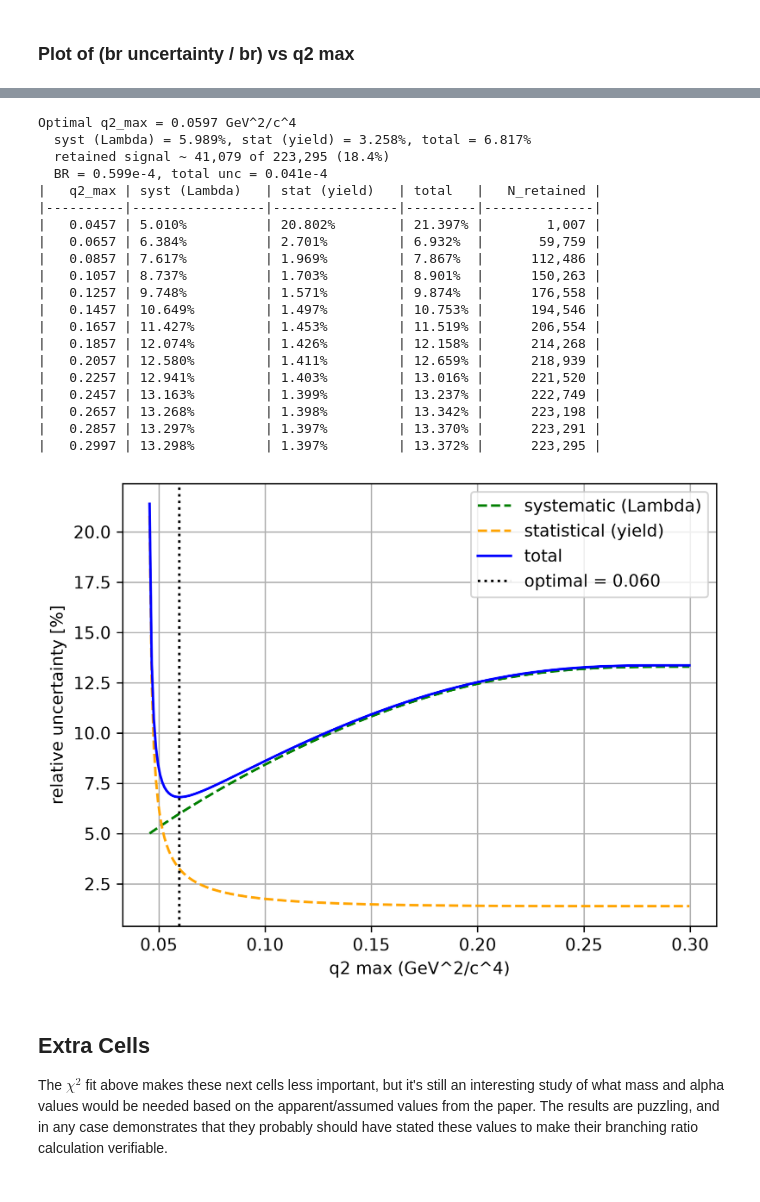
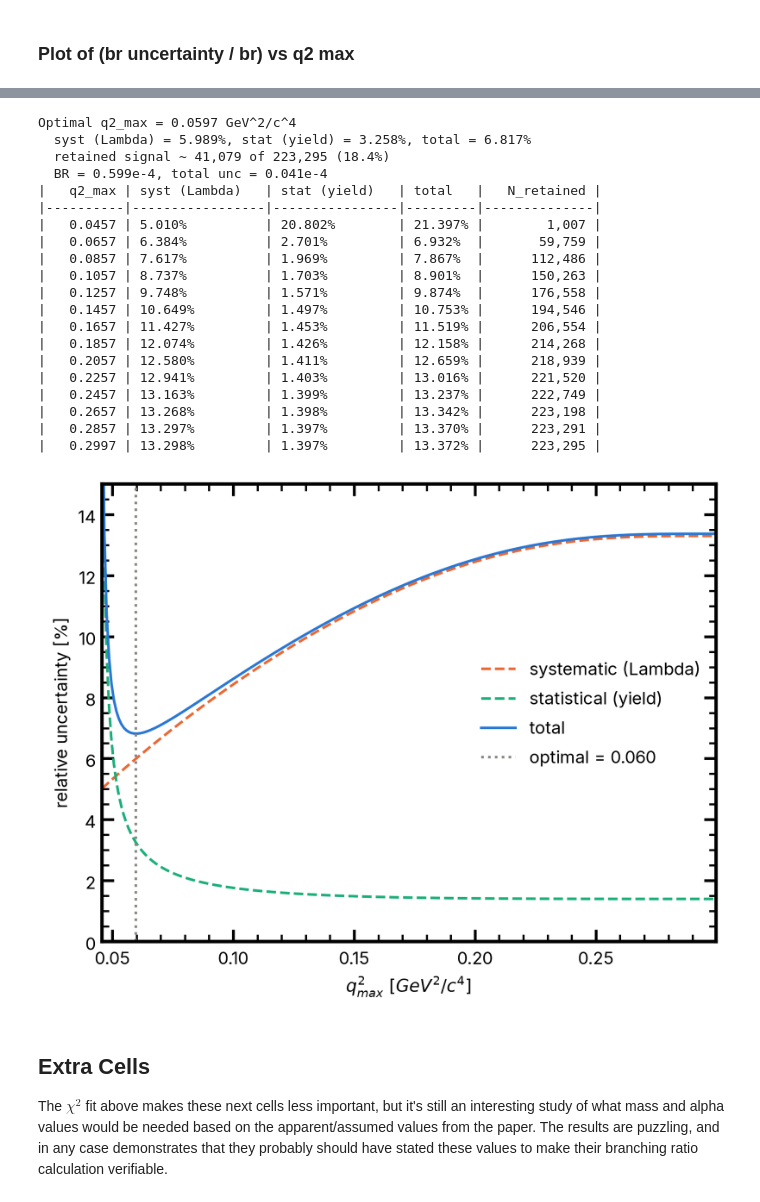
Before and after one commit to michael24peters/form-factor, a Jupyter notebook: eta-form-factor-1980.ipynb, the cells around one changed output, grey strips where cells are left out. Saved outputs shown, nothing was run; the diff lists cells and outputs as text; code cells hidden in the pictures.

```diff
--- a/eta-form-factor-1980.ipynb
+++ b/eta-form-factor-1980.ipynb
@@ -14,8 +14,8 @@ import matplotlib.pyplot as plt
 from tabulate import tabulate
 import math
 
-plt.rcParams['figure.dpi'] = 300
-plt.rcParams['savefig.dpi'] = 300
+from plot_style import COLORS, style_axes, apply_font
+apply_font()
 
 # Alternate constants (from pdg)
 ALPHA = 1. / 137. # m_Z mass scale
@@ -592,42 +602,46 @@ print(f"  BR = {best_br*1e4:.3f}e-4, total unc = {best_total*best_br*1e4:.3f}e-4
 rows = list(values[::20])
 if not np.array_equal(rows[-1], values[-1]):
     rows.append(values[-1])
 table = [[f"{q2:.4f}", f"{s:.3%}", f"{st:.3%}", f"{t:.3%}", f"{n:,.0f}"] for q2, s, st, t, br, dbr, n in rows]
 print(tabulate(table, headers=['q2_max', 'syst (Lambda)', 'stat (yield)', 'total', 'N_retained'], tablefmt="github"))
 
 # Plot: systematic, statistical, and total relative uncertainty vs q2_max.
-plt.plot(values[:, 0], values[:, 1] * 100, '--', color='green', label='systematic (Lambda)')
-plt.plot(values[:, 0], values[:, 2] * 100, '--', color='orange', label='statistical (yield)')
-plt.plot(values[:, 0], values[:, 3] * 100, '-', color='blue', label='total')
-plt.axvline(best_q2max, color='black', linestyle=':', label=f'optimal = {best_q2max:.3f}')
-plt.xlabel('q2 max (GeV^2/c^4)')
+# Note: y-axis ceiling is higher than 2016's (0-4) and 2025's (0-10) since
+# 1980's larger relative ΔΛ pushes the plateau up to ~13%.
+plt.plot(values[:, 0], values[:, 1] * 100, '--', color=COLORS['tertiary'], label='systematic (Lambda)')
+plt.plot(values[:, 0], values[:, 2] * 100, '--', color=COLORS['secondary'], label='statistical (yield)')
+plt.plot(values[:, 0], values[:, 3] * 100, '-', color=COLORS['primary'], label='total')
+plt.axvline(best_q2max, color=COLORS['reference'], linestyle=':', label=f'optimal = {best_q2max:.3f}')
+plt.xlabel(r'$q^2_{max}\,\, [GeV^2/c^4]$')
 plt.ylabel('relative uncertainty [%]')
-# plt.title('BR relative uncertainty vs q2 max')
-plt.grid()
-plt.legend()
+ax = plt.gca()
+ax.margins(x=0)
+ax.set_ylim(0, 15)
+plt.legend(frameon=False)
+style_axes(ax)
 plt.show()
 # %% [output]
 Optimal q2_max = 0.0597 GeV^2/c^4
   syst (Lambda) = 5.989%, stat (yield) = 3.258%, total = 6.817%
   retained signal ~ 41,079 of 223,295 (18.4%)
   BR = 0.599e-4, total unc = 0.041e-4
 |   q2_max | syst (Lambda)   | stat (yield)   | total   |   N_retained |
 |----------|-----------------|----------------|---------|--------------|
 |   0.0457 | 5.010%          | 20.802%        | 21.397% |        1,007 |
 |   0.0657 | 6.384%          | 2.701%         | 6.932%  |       59,759 |
 |   0.0857 | 7.617%          | 1.969%         | 7.867%  |      112,486 |
 |   0.1057 | 8.737%          | 1.703%         | 8.901%  |      150,263 |
 |   0.1257 | 9.748%          | 1.571%         | 9.874%  |      176,558 |
 |   0.1457 | 10.649%         | 1.497%         | 10.753% |      194,546 |
 |   0.1657 | 11.427%         | 1.453%         | 11.519% |      206,554 |
 |   0.1857 | 12.074%         | 1.426%         | 12.158% |      214,268 |
 |   0.2057 | 12.580%         | 1.411%         | 12.659% |      218,939 |
 |   0.2257 | 12.941%         | 1.403%         | 13.016% |      221,520 |
 |   0.2457 | 13.163%         | 1.399%         | 13.237% |      222,749 |
 |   0.2657 | 13.268%         | 1.398%         | 13.342% |      223,198 |
 |   0.2857 | 13.297%         | 1.397%         | 13.370% |      223,291 |
 |   0.2997 | 13.298%         | 1.397%         | 13.372% |      223,295 |
-[figure, old version]
+[figure, new version]
 # %% [markdown]
 ## Extra Cells
 The $\chi^2$ fit above makes these next cells less important, but it's still an
```
Also changed, not shown: parts of 5 cells of this notebook.
